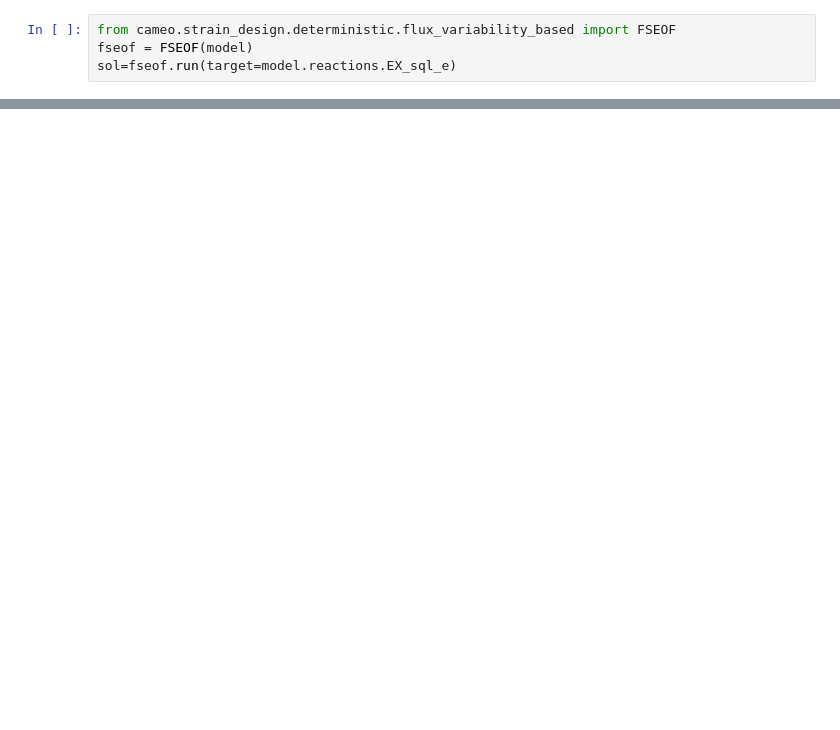
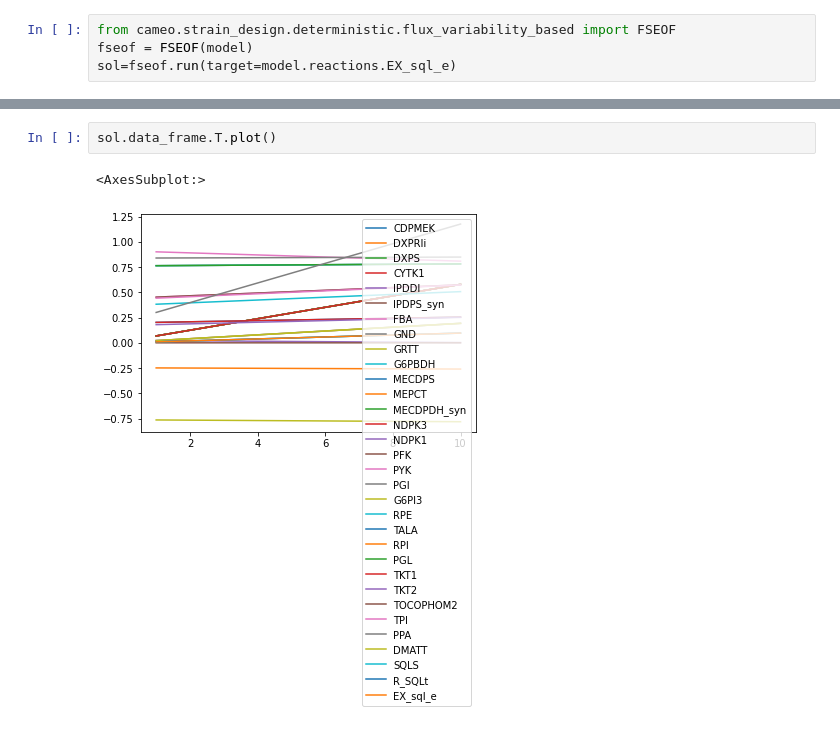
Before and after one commit to 27410/27410-group-assigment-group18_squalene_production, a Jupyter notebook: AutoOverexpression.ipynb, the cells around one changed output, grey strips where cells are left out. Drawn from its saved outputs; the diff is of its cells as text; blank space fills up the shorter version.

```diff
--- a/AutoOverexpression.ipynb
+++ b/AutoOverexpression.ipynb
@@ -36,0 +39,5 @@ Reaction fluxes
+# %%
+sol.data_frame.T.plot()
+# %% [output]
+<AxesSubplot:>
+[figure, added]
```
Also changed, not shown: parts of 4 cells of this notebook.
